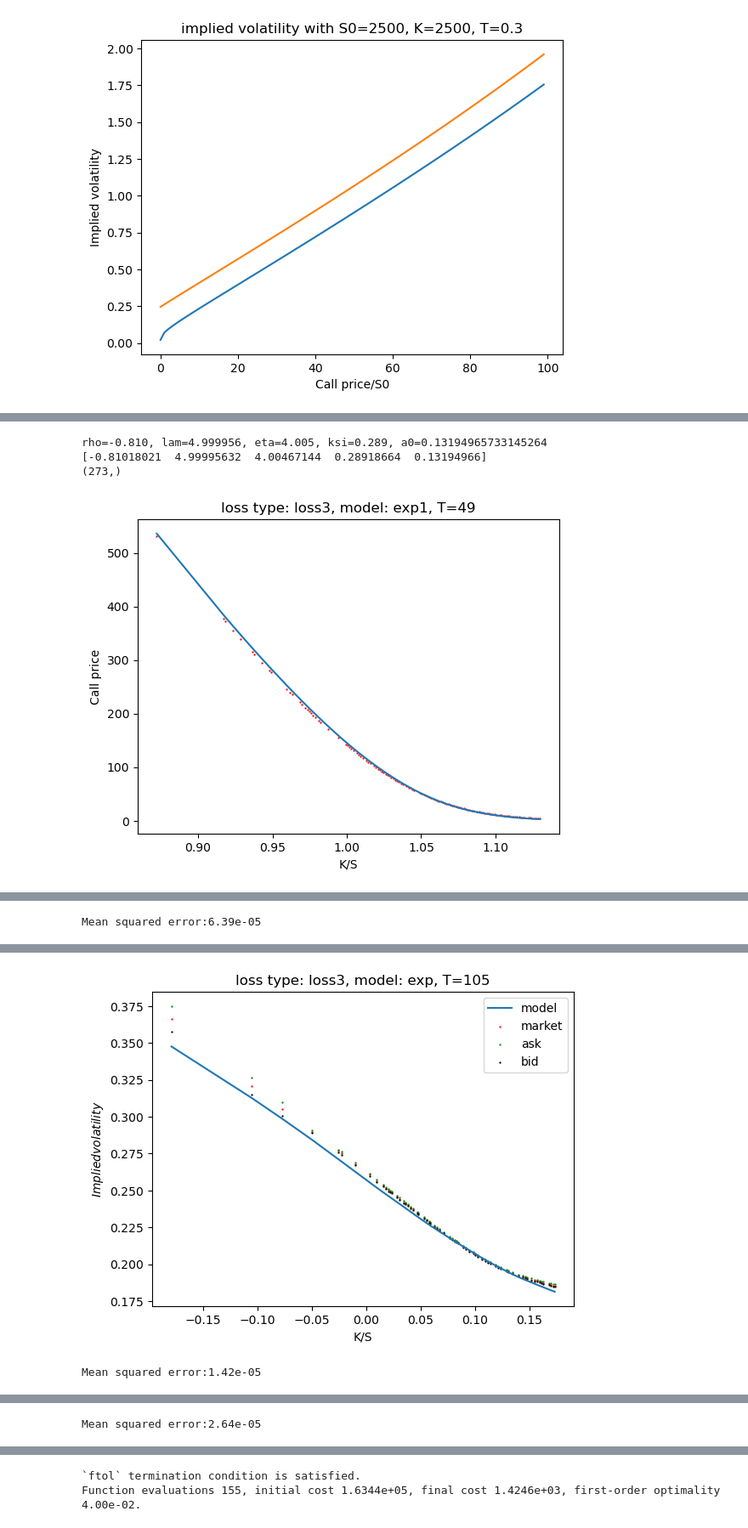
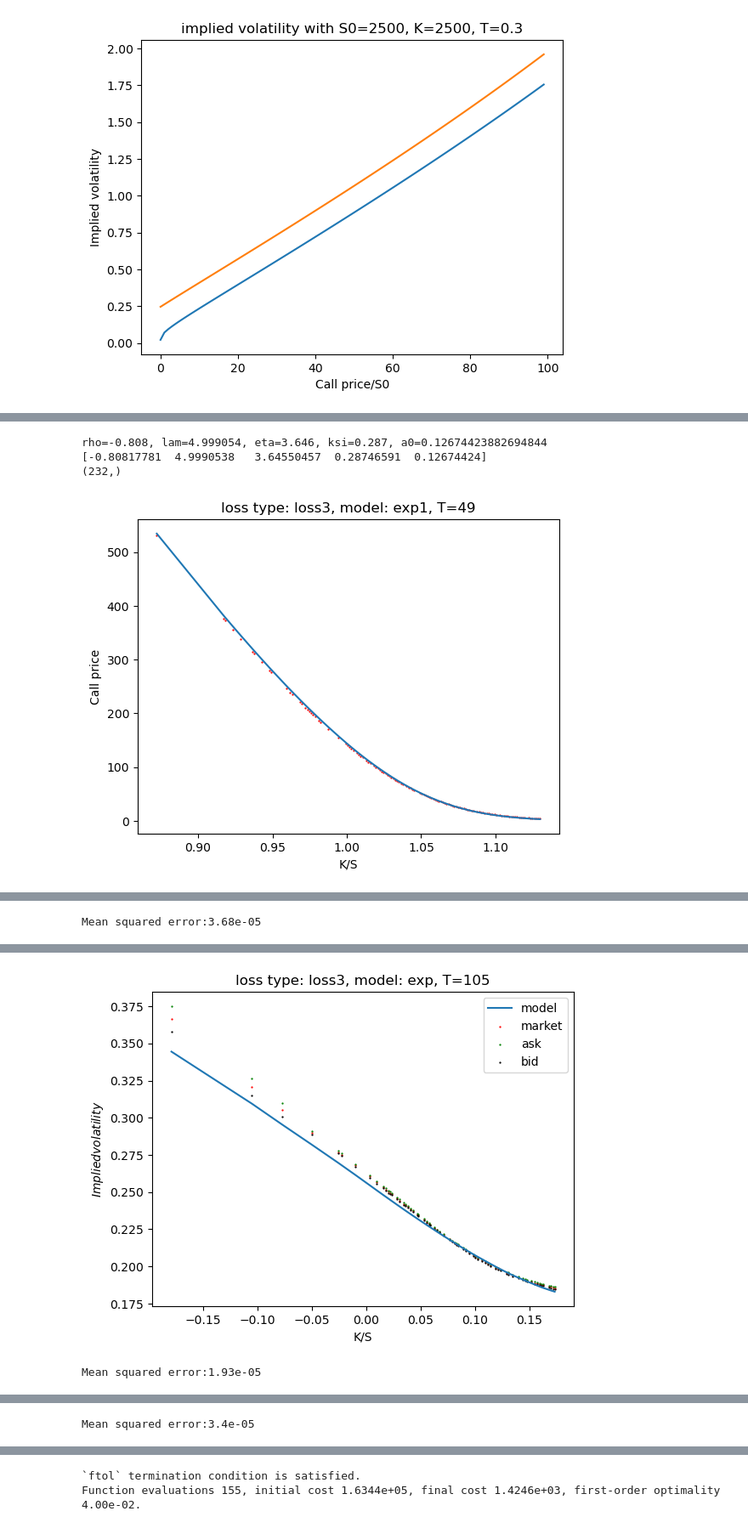
Before and after one commit to GearlessJohn/deep-pricing, a Jupyter notebook: src/simulation_Xt_V1.ipynb, the cells around one changed output, grey strips where cells are left out. Shown at 85% size. Saved outputs shown, nothing was run; the diff lists cells and outputs as text; code cells hidden in the pictures.

```diff
--- a/src/simulation_Xt_V1.ipynb
+++ b/src/simulation_Xt_V1.ipynb
@@ -1028,3 +1060,6 @@ plt.plot(vol_bis)
 # %% [output]
 [<matplotlib.lines.Line2D at 0x...>]
 [figure]
+# %%
+res = calibration(Ks=Ks, y=call_markets, S0=S0s, T=Ts, loss=loss_3, kernel="ksit")
+params = res.x
@@ -1030,0 +1069,15 @@ plt.plot(vol_bis)
+# %%
+print(f"rho={params[0]:.3f}, lam={params[1]:.6f}, eta={params[2]:.3f}, alpha0={params[3]:.3f}, alpha1={params[4]:.3f}, beta={params[5]:.3f}, a0={params[6]:.3f}")
+ST = sample_S_exp(T=Ts, rho=params[0], lam=params[1], eta=params[2], alpha0=params[3], alpha1=params[4], beta=params[5], a0=params[6], sig="ksit")[:,:,-1]
+T_unique = np.unique(Ts)
+call_models = np.array([np.mean(np.maximum(S0s[i]*ST[T_unique.tolist().index(Ts[i])]-Ks[i], 0))  for i in range(len(Ks))])
+
+for T_view in filter_T:
+    T_view = T_view/365
+
+    test_implied_vol(S0=S0s[np.array(Ts)==T_view], T=Ts[np.array(Ts)==T_view], Ks=Ks[np.array(Ts)==T_view],
+                 call_models=call_models[np.array(Ts)==T_view],
+                 vol_markets=np.array(vol_markets)[np.array(Ts)==T_view],
+                 vol_ask = np.array(vol_ask)[np.array(Ts)==T_view],
+                 vol_bid = np.array(vol_bid)[np.array(Ts)==T_view],
+                 model="ksit", loss_type=3)
@@ -1050,8 +1113,8 @@ data['call_markets'] = 0.5 * (data['bid_1545']+data['ask_1545'])
 print(data["T"].value_counts().sort_index())
 # filter_T = [14, 49, 105, 196, 378]
 # filter_KS = {filter_T[0]:0.08, filter_T[1]:0.15, filter_T[2]:0.2, filter_T[3]:0.3, filter_T[4]:0.5}
-filter_T= [49, 105, 140, 168]
-filter_KS = {filter_T[0]:0.13, filter_T[1]:0.2, filter_T[2]:0.25, filter_T[3]:0.3}
+filter_T= [49, 105, 140]
+filter_KS = {filter_T[0]:0.13, filter_T[1]:0.2, filter_T[2]:0.25}
 data = data[(data['T'].isin(filter_T))]
 
 data["KS"] = data["T"].map(lambda x: filter_KS[x])
@@ -1099,5 +1162,5 @@ Total points: 273
 # %%
 res = calibration(Ks=Ks, y=call_markets, S0=S0s, T=Ts, loss=loss_3, kernel="exp")
-params = res.x
+params1 = res.x
 # %% [output]
 `ftol` termination condition is satisfied.
@@ -1105,7 +1168,7 @@ Function evaluations 29, initial cost 2.6791e+02, final cost 2.5342e+00, first-o
 # %%
-print(f"rho={params[0]:.3f}, lam={params[1]:.6f}, eta={params[2]:.3f}, ksi={params[3]:.3f}, a0={params[4]} ")
-print(params)
-ST = sample_S_exp(T=Ts, rho=params[0], lam=params[1], eta=params[2], ksi=params[3], a0=params[4])[:,:,-1]
+print(f"rho={params1[0]:.3f}, lam={params1[1]:.6f}, eta={params1[2]:.3f}, ksi={params1[3]:.3f}, a0={params1[4]} ")
+print(params1)
+ST = sample_S_exp(T=Ts, rho=params1[0], lam=params1[1], eta=params1[2], ksi=params1[3], a0=params1[4])[:,:,-1]
 T_unique = np.unique(Ts)
 
 call_models = np.array([np.mean(np.maximum(S0s[i]*ST[T_unique.tolist().index(Ts[i])]-Ks[i], 0))  for i in range(len(Ks))])
@@ -1133,7 +1196,7 @@ for T_view in filter_T:
                     vol_bid = np.array(vol_bid)[np.array(Ts)==T_view],
                     model="exp", loss_type=3)
 # %% [output]
-rho=-0.810, lam=4.999956, eta=4.005, ksi=0.289, a0=0.13194965733145264
-[-0.81018021  4.99995632  4.00467144  0.28918664  0.13194966]
-(273,)
+rho=-0.808, lam=4.999054, eta=3.646, ksi=0.287, a0=0.12674423882694844
+[-0.80817781  4.9990538   3.64550457  0.28746591  0.12674424]
+(232,)
 [figure]
@@ -1141,5 +1204,5 @@ rho=-0.810, lam=4.999956, eta=4.005, ksi=0.289, a0=0.13194965733145264
-Mean squared error:6.39e-05
+Mean squared error:3.68e-05
 [figure]
-[figure, old version]
+[figure, new version]
-Mean squared error:1.42e-05
+Mean squared error:1.93e-05
 [figure]
@@ -1147 +1210 @@ Mean squared error:1.42e-05
-Mean squared error:2.64e-05
+Mean squared error:3.4e-05
```
Also changed, not shown: parts of 28 cells of this notebook.
